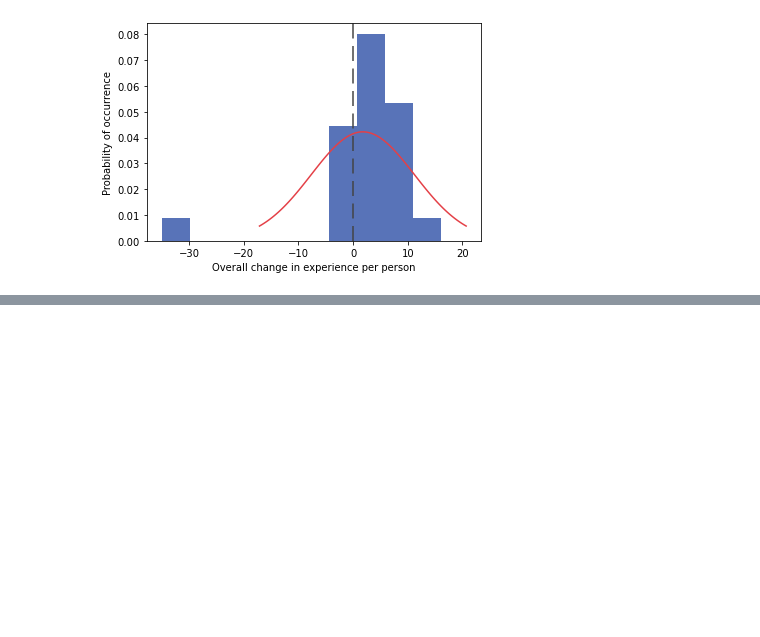
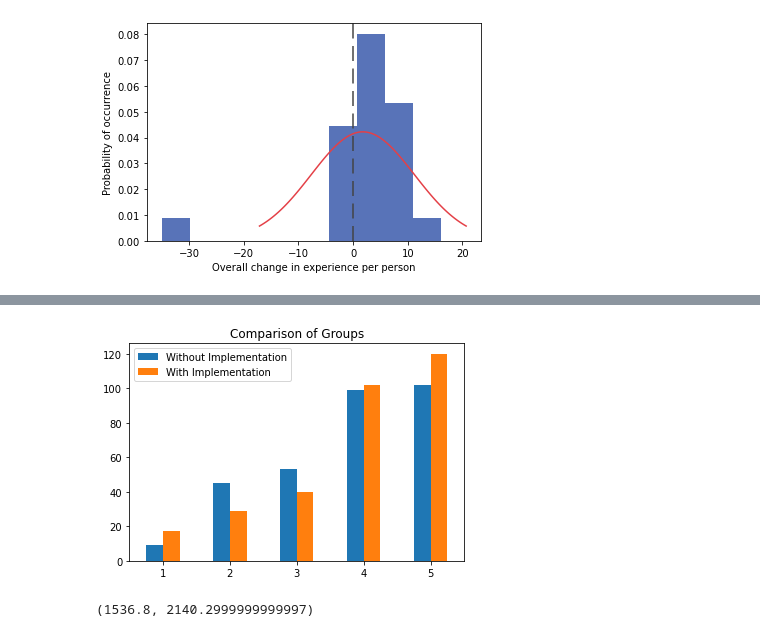
Before and after one commit to TorAP/AudioPydub, a Jupyter notebook: Experiment/evalHistograms.ipynb, the cells around one changed output, grey strips where cells are left out. Drawn from its saved outputs; the diff is of its cells as text; code cells hidden in the pictures; blank space fills up the shorter version.

```diff
--- a/Experiment/evalHistograms.ipynb
+++ b/Experiment/evalHistograms.ipynb
@@ -103,0 +81,13 @@ plt.hist(two)
+# %%
+after = [17,29,40,102,120]
+before =[9,45,53,99,102]
+index= [1,2,3,4,5]
+df =pd.DataFrame({'Without Implementation':before,'With Implementation':after},index=index)
+
+ax1 =df.plot.bar(title = 'Comparison of Groups',rot=0)
+# %% [output]
+[figure, added]
+# %%
+df_wO.frequency.var(), df_w.frequency.var()
+# %% [output]
+(1536.8, 2140.2999999999997)
```
Also changed, not shown: parts of 20 cells of this notebook.
